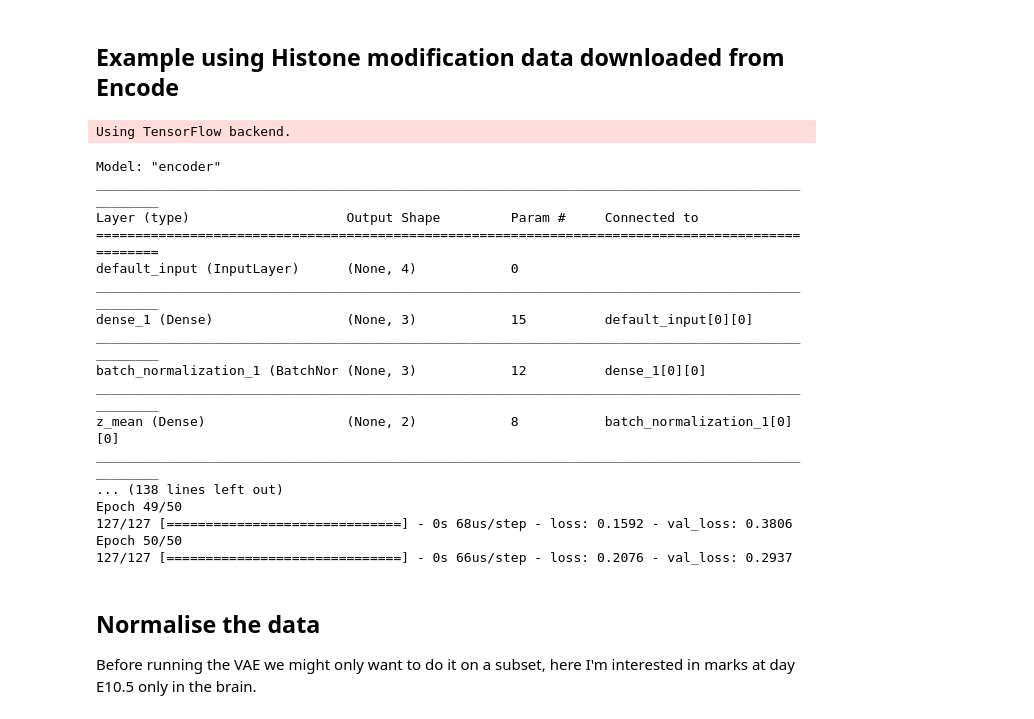
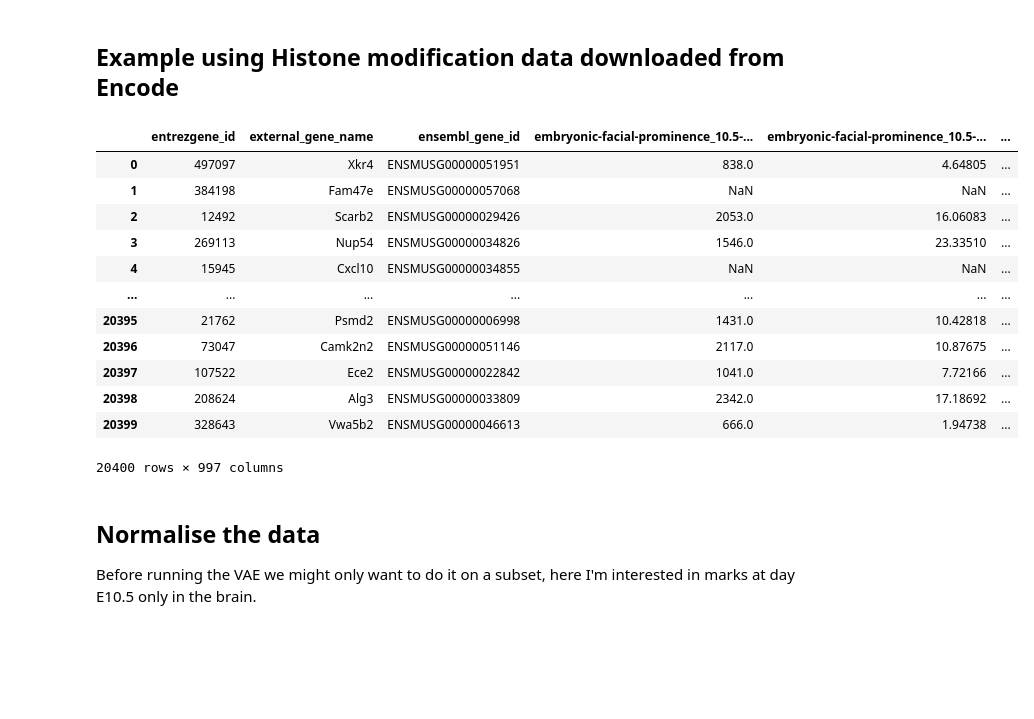
Before and after one commit to ArianeMora/scivae, a Jupyter notebook: example/VAE histone.ipynb, the cells around one changed output. Saved outputs shown, nothing was run; the diff lists cells and outputs as text; code cells hidden in the pictures; blank space fills up the shorter version.

```diff
--- a/example/VAE histone.ipynb
+++ b/example/VAE histone.ipynb
@@ -3,30 +3,26 @@
 # %%
 import pandas as pd
 import numpy as np
 from scivae import VAE
 
 # Set the location of the mnist data
-data_dir = '../tests/data/'
-df = pd.read_csv('data/mouse_HM_var500_data.csv')
+data_dir ='~/Documents/code/scivae_public/tests/data/'
+df = pd.read_csv(f'{data_dir}mouse_HM_var500_data.csv')
+df
 # %% [output]
+|  | entrezgene_id | external_gene_name | ensembl_gene_id | embryonic-facial-prominence_10.5-... | embryonic-facial-prominence_10.5-... | ... |
+| 0 | 497097 | Xkr4 | ENSMUSG00000051951 | 838.0 | 4.64805 | ... |
+| 1 | 384198 | Fam47e | ENSMUSG00000057068 | NaN | NaN | ... |
+| 2 | 12492 | Scarb2 | ENSMUSG00000029426 | 2053.0 | 16.06083 | ... |
+| 3 | 269113 | Nup54 | ENSMUSG00000034826 | 1546.0 | 23.33510 | ... |
+| 4 | 15945 | Cxcl10 | ENSMUSG00000034855 | NaN | NaN | ... |
+| ... | ... | ... | ... | ... | ... | ... |
+| 20395 | 21762 | Psmd2 | ENSMUSG00000006998 | 1431.0 | 10.42818 | ... |
+| 20396 | 73047 | Camk2n2 | ENSMUSG00000051146 | 2117.0 | 10.87675 | ... |
+| 20397 | 107522 | Ece2 | ENSMUSG00000022842 | 1041.0 | 7.72166 | ... |
+| 20398 | 208624 | Alg3 | ENSMUSG00000033809 | 2342.0 | 17.18692 | ... |
+| 20399 | 328643 | Vwa5b2 | ENSMUSG00000046613 | 666.0 | 1.94738 | ... |
-Using TensorFlow backend.
+20400 rows × 997 columns
-Model: "encoder"
-__________________________________________________________________________________________________
-Layer (type)                    Output Shape         Param #     Connected to
-==================================================================================================
-default_input (InputLayer)      (None, 4)            0
-__________________________________________________________________________________________________
-dense_1 (Dense)                 (None, 3)            15          default_input[0][0]
-__________________________________________________________________________________________________
-batch_normalization_1 (BatchNor (None, 3)            12          dense_1[0][0]
-__________________________________________________________________________________________________
-z_mean (Dense)                  (None, 2)            8           batch_normalization_1[0][0]
-__________________________________________________________________________________________________
-... (138 lines left out)
-Epoch 49/50
-127/127 [==============================] - 0s 68us/step - loss: 0.1592 - val_loss: 0.3806
-Epoch 50/50
-127/127 [==============================] - 0s 66us/step - loss: 0.2076 - val_loss: 0.2937
 # %% [markdown]
 ## Normalise the data
 
```
Also changed, not shown: parts of 11 cells of this notebook, 6 other files.
